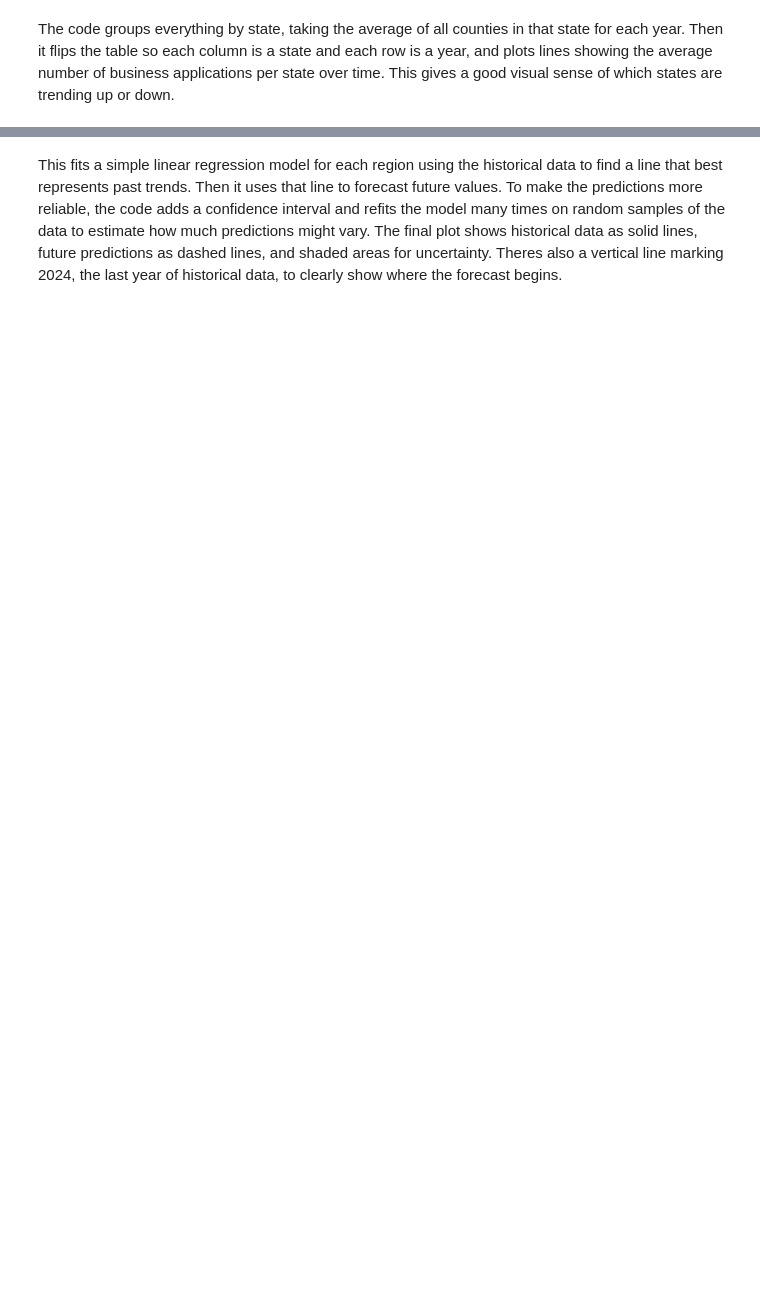
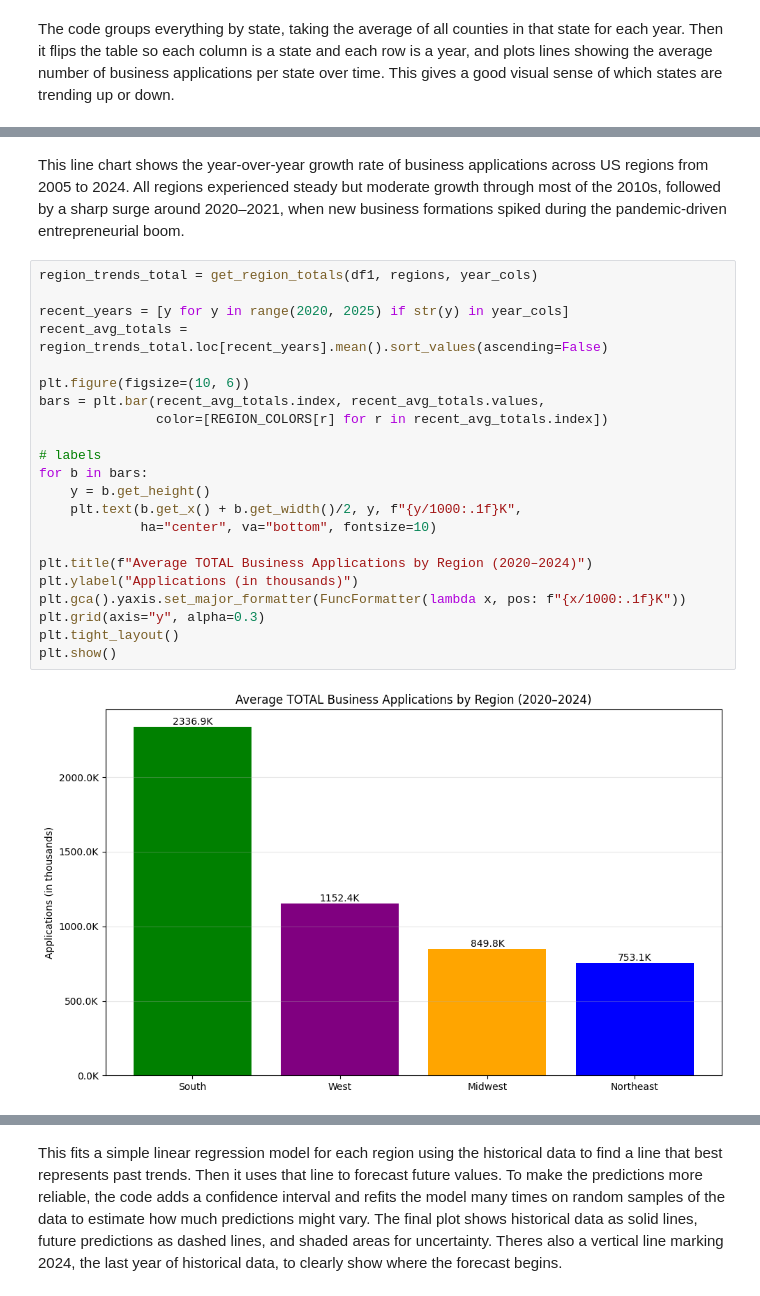
Before and after one commit to C-A-Rodriguez/DSP1, a Jupyter notebook: dsp.ipynb, the cells around one changed output, grey strips where cells are left out. Saved outputs shown, nothing was run; the diff lists cells and outputs as text; blank space fills up the shorter version.

```diff
--- a/dsp.ipynb
+++ b/dsp.ipynb
@@ -201,0 +316,26 @@ The graph shows that new business activity has been increasing across the United
+# %% [markdown]
+This line chart shows the year-over-year growth rate of business applications across US regions from 2005 to 2024. All regions experienced steady but moderate growth through most of the 2010s, followed by a sharp surge around 2020–2021, when new business formations spiked during the pandemic-driven entrepreneurial boom.
+# %%
+region_trends_total = get_region_totals(df1, regions, year_cols)
+
+recent_years = [y for y in range(2020, 2025) if str(y) in year_cols]
+recent_avg_totals = region_trends_total.loc[recent_years].mean().sort_values(ascending=False)
+
+plt.figure(figsize=(10, 6))
+bars = plt.bar(recent_avg_totals.index, recent_avg_totals.values,
+               color=[REGION_COLORS[r] for r in recent_avg_totals.index])
+
+# labels
+for b in bars:
+    y = b.get_height()
+    plt.text(b.get_x() + b.get_width()/2, y, f"{y/1000:.1f}K",
+             ha="center", va="bottom", fontsize=10)
+
+plt.title(f"Average TOTAL Business Applications by Region (2020–2024)")
+plt.ylabel("Applications (in thousands)")
+plt.gca().yaxis.set_major_formatter(FuncFormatter(lambda x, pos: f"{x/1000:.1f}K"))
+plt.grid(axis="y", alpha=0.3)
+plt.tight_layout()
+plt.show()
+# %% [output]
+[figure, added]
```
Also changed, not shown: parts of 34 cells of this notebook, 1 other file.
